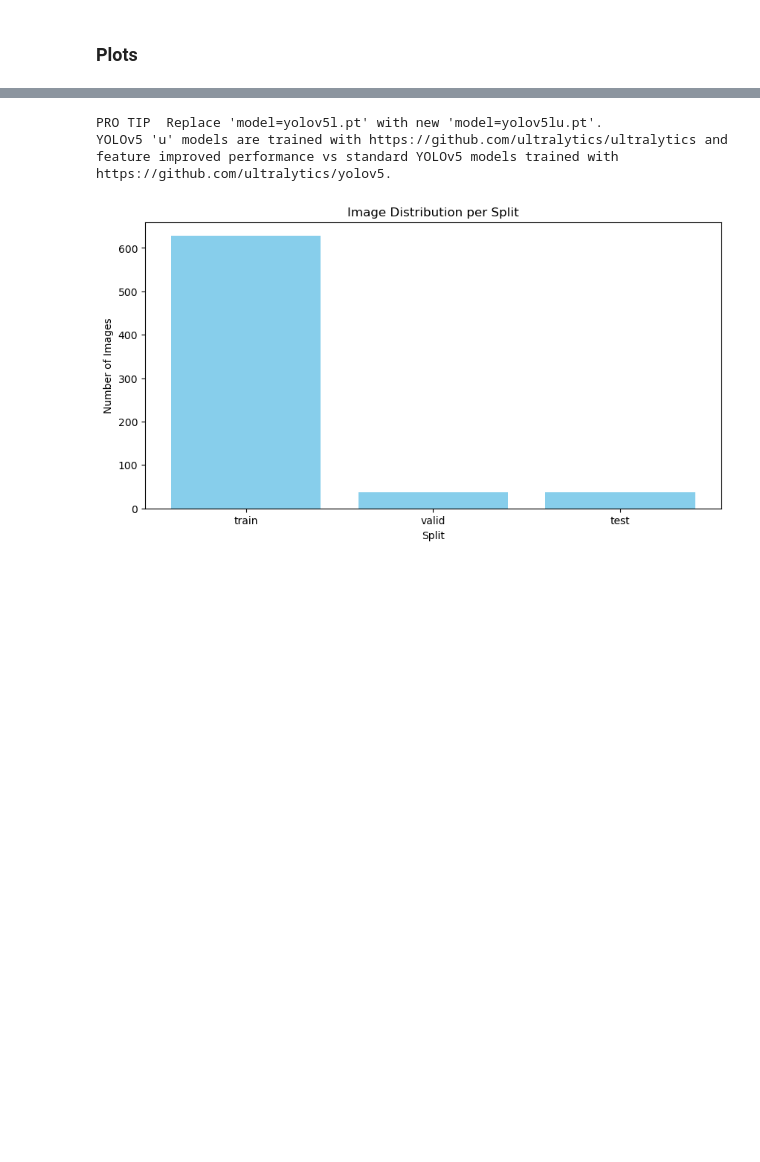
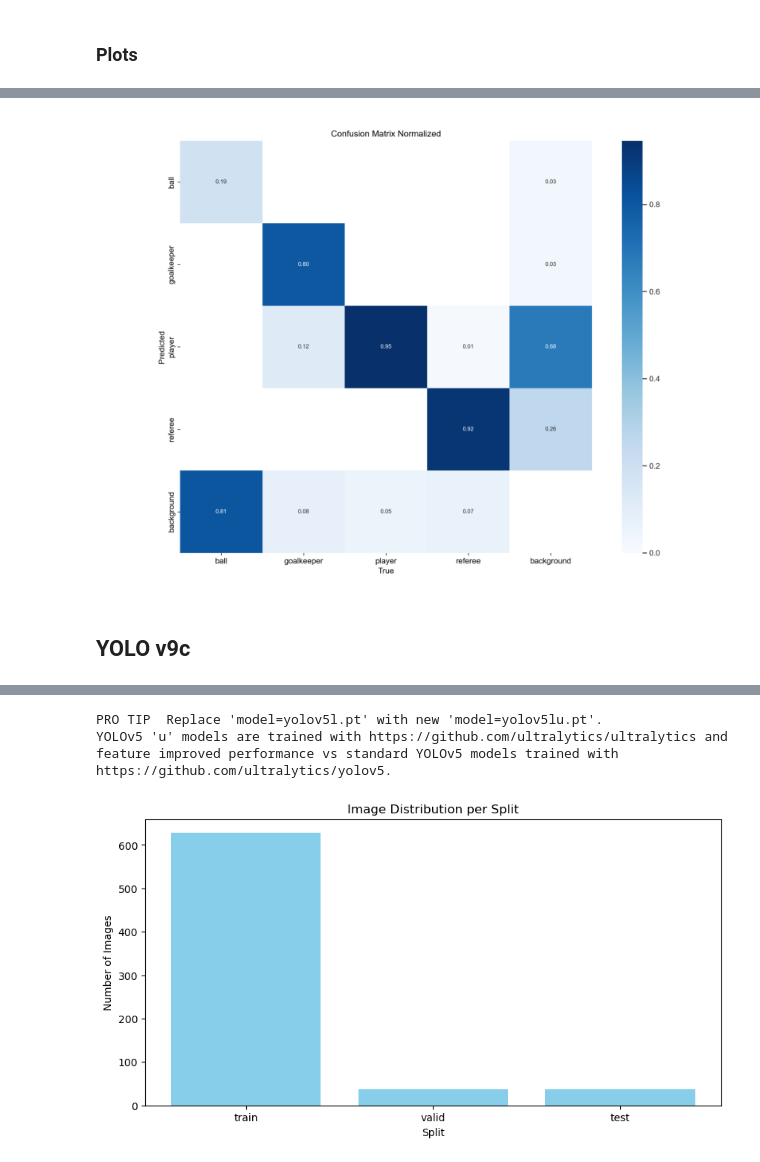
Before and after one commit to SianiEmanuele/AIxFootballAnalysis, a Jupyter notebook: src/training/yolo_training.ipynb, the cells around one changed output, grey strips where cells are left out. Drawn from its saved outputs; the diff is of its cells as text; code cells hidden in the pictures; blank space fills up the shorter version.

```diff
--- a/src/training/yolo_training.ipynb
+++ b/src/training/yolo_training.ipynb
@@ -284,0 +344,8 @@ Train val test split:
+# %%
+# load and show confusion matrix
+matrix_path = os.path.join(cwd,"yolo_football_analysis" ,"yolo5L_dataset_v0", "confusion_matrix_normalized.png")
+plot_confusion_matrix(matrix_path)
+# %% [output]
+[figure, added]
+# %% [markdown]
+## YOLO v9c
```
Also changed, not shown: parts of 15 cells of this notebook.
